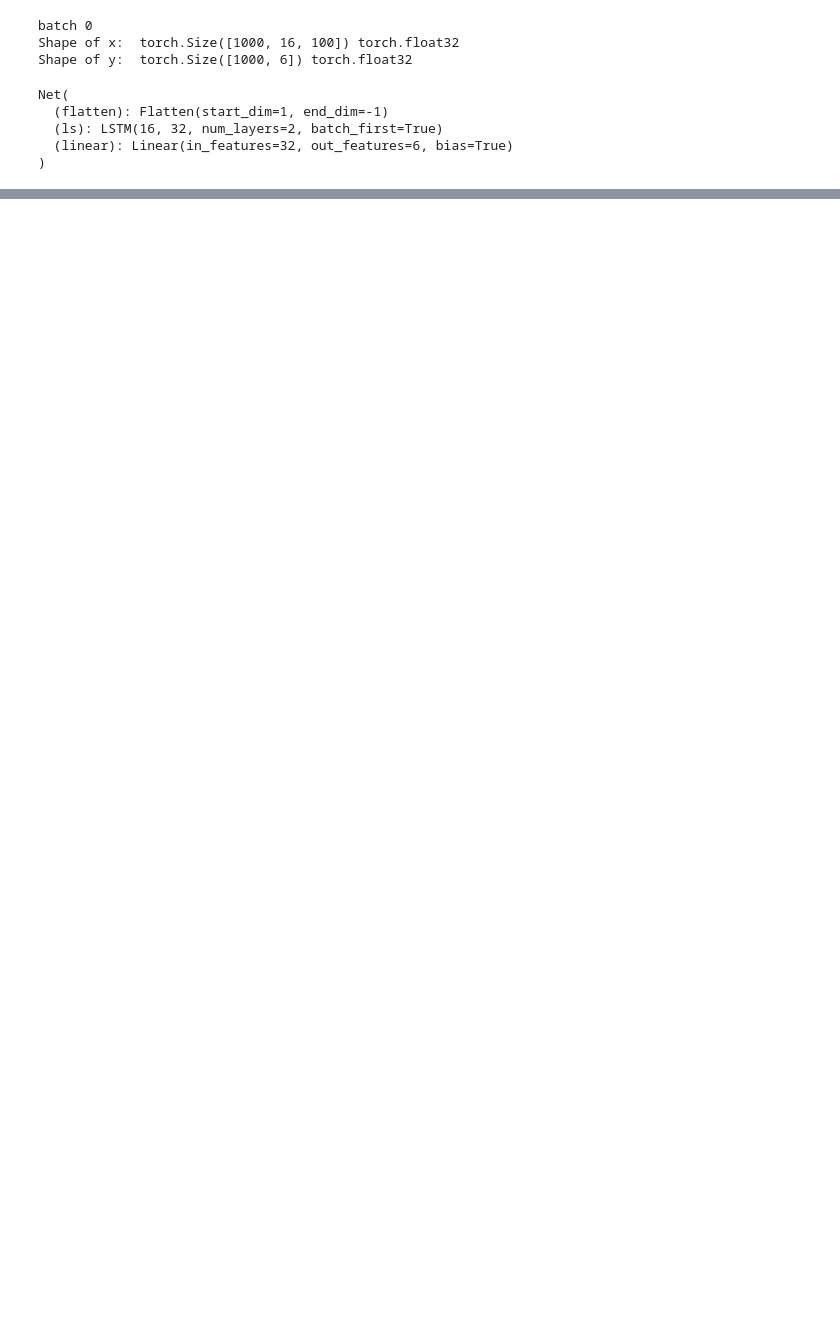
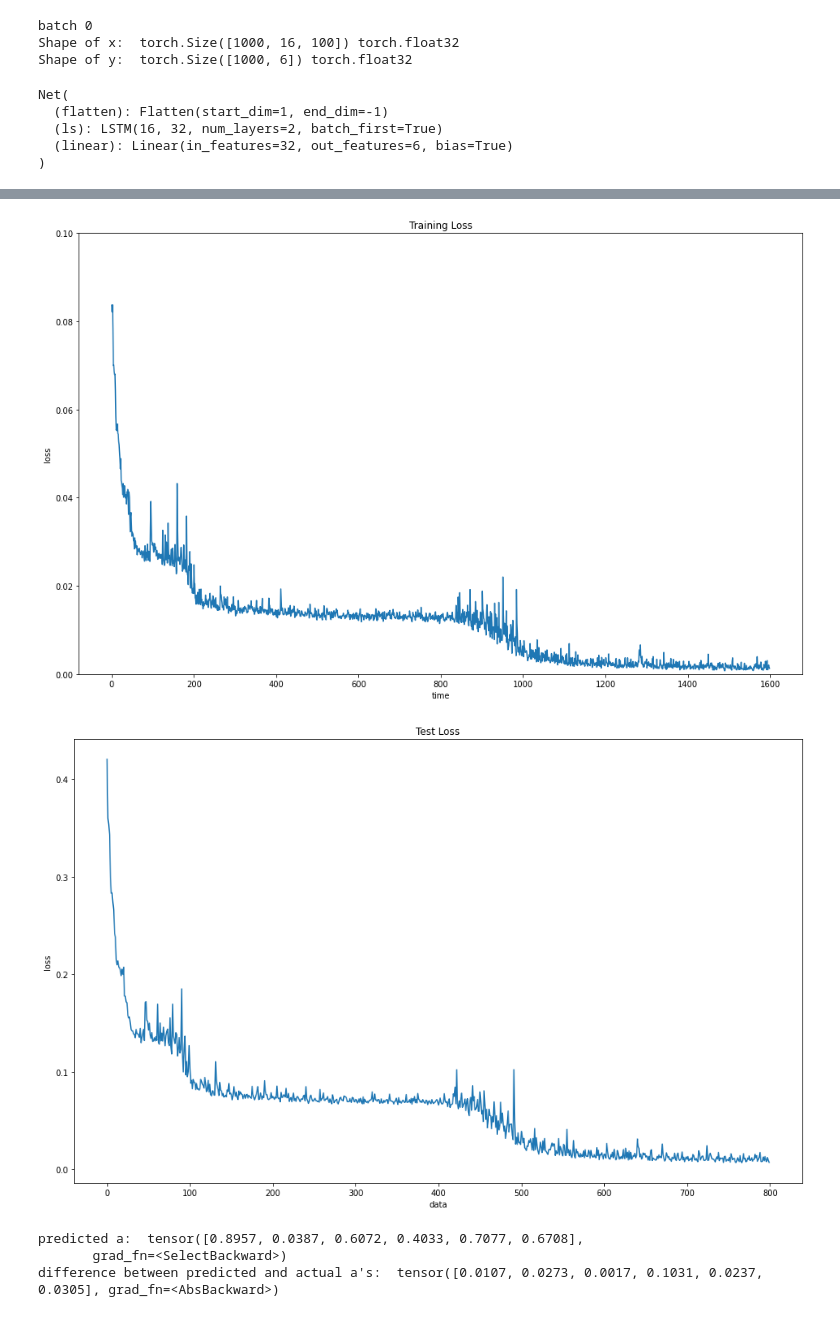
Before and after one commit to anapervan/Flexible-Tool, a Jupyter notebook: q_to_a_learning.ipynb, the cells around one changed output, grey strips where cells are left out. Drawn from its saved outputs; the diff is of its cells as text; code cells hidden in the pictures; blank space fills up the shorter version.

Commit message:
plots and q checking

```diff
--- a/q_to_a_learning.ipynb
+++ b/q_to_a_learning.ipynb
@@ -112,7 +113,7 @@ def test(dataloader, model,test_loss_list):
     return test_loss_list
 # %%
 ### Train the model
-epochs = 300
+epochs = 800
 loss_list=[]
 test_loss_list=[]
 for t in range(epochs):
@@ -140,19 +141,22 @@ loss: 0.015596  [    0/16396]
 # %%
 ### Plot results
-plt.figure()
+plt.figure(figsize=(16,10))
 plt.plot(loss_list)
 axes = plt.gca()
 plt.title('Training Loss')
 plt.xlabel('time')
 plt.ylabel('loss')
-axes.set_ylim([0,0.4])
+axes.set_ylim([0,0.1])
 plt.show()
 
-plt.figure()
+plt.figure(figsize=(16,10))
 plt.plot(test_loss_list)
 axes = plt.gca()
 plt.title('Test Loss')
 plt.xlabel('data')
 plt.ylabel('loss')
-# axes.set_ylim([0.04,0.1])
+# axes.set_ylim([0.06,0.09])
 plt.show()
+# %% [output]
+[figure, added]
+[figure, added]
@@ -158,0 +171,13 @@ plt.show()
+# %%
+### Generate random trial from test data
+
+n = np.random.randint(0,int(0.2*data_trials))
+pred=model(x_test_tensor[n])
+print("predicted a: ", pred[0])
+# print("actual q: ", x_test_tensor[n])
+# print(y_test_tensor[n])
+print("difference between predicted and actual a's: ", abs(pred[0]-y_test_tensor[n]))
+# %% [output]
+predicted a:  tensor([0.8957, 0.0387, 0.6072, 0.4033, 0.7077, 0.6708],
+       grad_fn=<SelectBackward>)
+difference between predicted and actual a's:  tensor([0.0107, 0.0273, 0.0017, 0.1031, 0.0237, 0.0305], grad_fn=<AbsBackward>)
```
Also changed, not shown: parts of 5 cells of this notebook.
